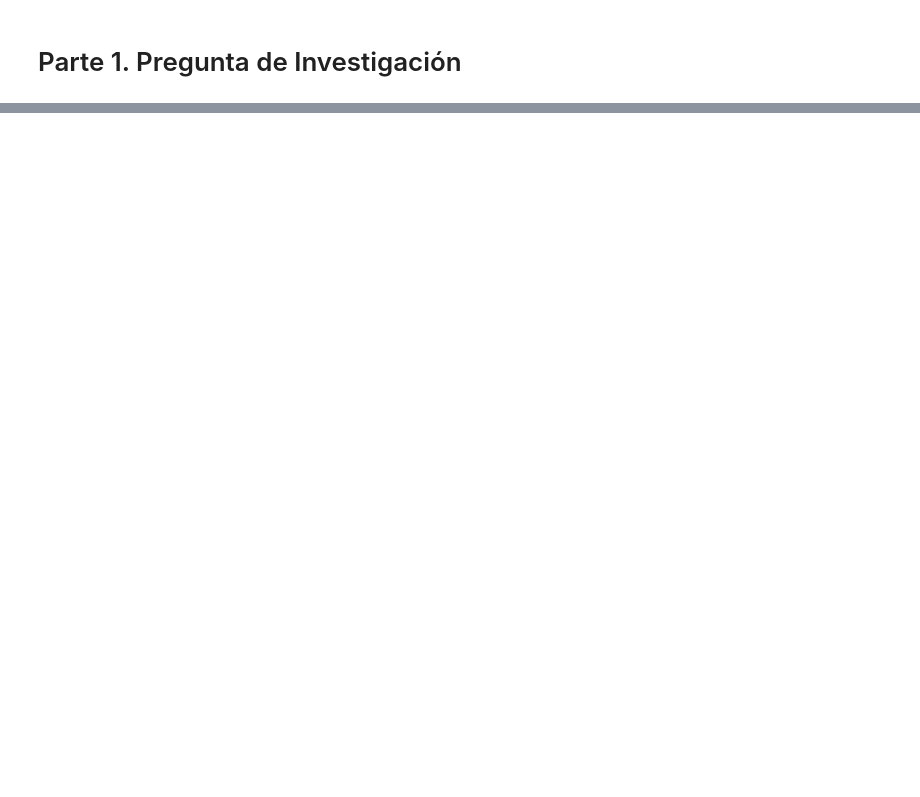
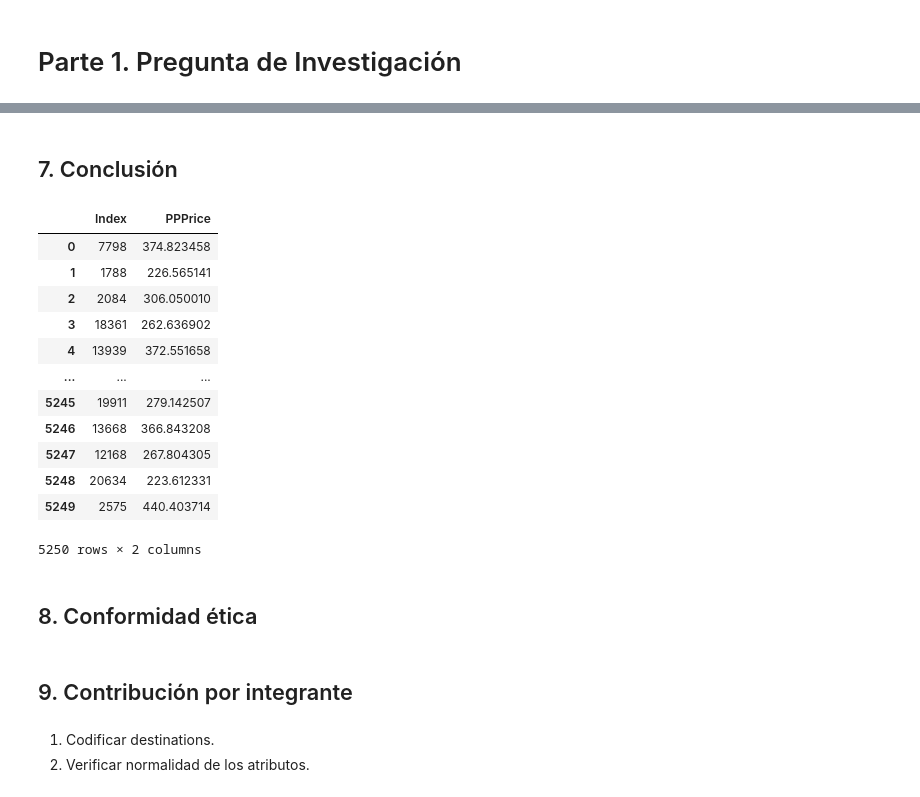
Before and after one commit to diegoquezadac/omicron, a Jupyter notebook: taller-2/taller-2.ipynb, the cells around one changed output, grey strips where cells are left out. Cells and saved outputs as stored; diff of their text form; code cells hidden in the pictures; blank space fills up the shorter version.

```diff
--- a/taller-2/taller-2.ipynb
+++ b/taller-2/taller-2.ipynb
@@ -948,0 +377,28 @@ El trabajo realizado por *Ómicron* es original y está sujeto a todas las regla
+# %% [markdown]
+## 7. Conclusión
+# %%
+X_test = test[numerical_features]
+X_test = ct.fit_transform(X_test)
+y_pred = lr.predict(X_test)
+# %%
+test['ppprice'] = y_pred
+# %%
+test = test[['index','ppprice']]
+# %%
+test = test.rename(columns={'index':'Index','ppprice':'PPPrice'})
+# %%
+test
+# %% [output]
+|  | Index | PPPrice |
+| 0 | 7798 | 374.823458 |
+| 1 | 1788 | 226.565141 |
+| 2 | 2084 | 306.050010 |
+| 3 | 18361 | 262.636902 |
+| 4 | 13939 | 372.551658 |
+| ... | ... | ... |
+| 5245 | 19911 | 279.142507 |
+| 5246 | 13668 | 366.843208 |
+| 5247 | 12168 | 267.804305 |
+| 5248 | 20634 | 223.612331 |
+| 5249 | 2575 | 440.403714 |
+5250 rows × 2 columns
@@ -948,0 +407,7 @@ El trabajo realizado por *Ómicron* es original y está sujeto a todas las regla
+# %% [markdown]
+## 8. Conformidad ética
+# %% [markdown]
+## 9. Contribución por integrante
+# %% [markdown]
+1. Codificar destinations.
+2. Verificar normalidad de los atributos.
```
Also changed, not shown: parts of 177 cells of this notebook, 3 other files.
